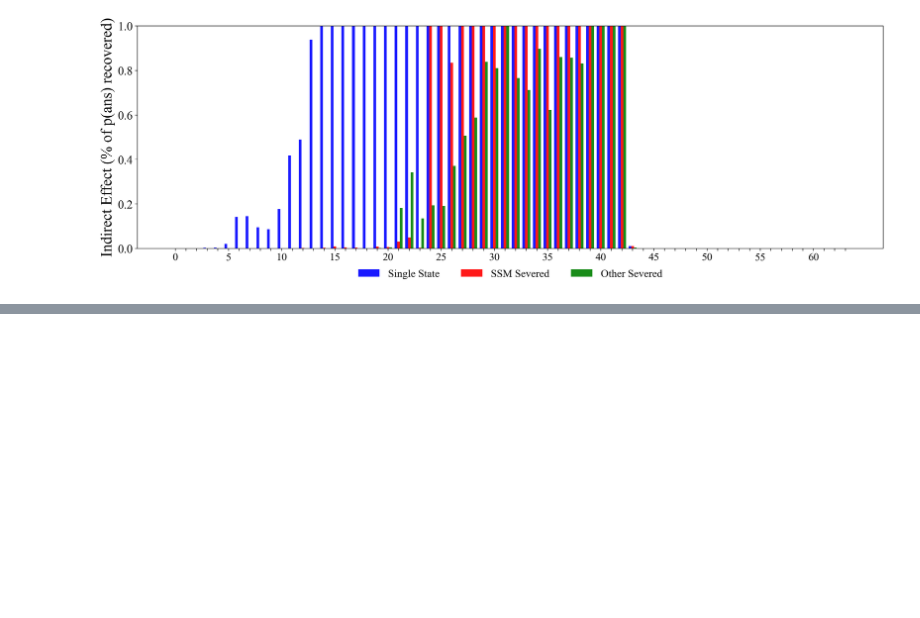
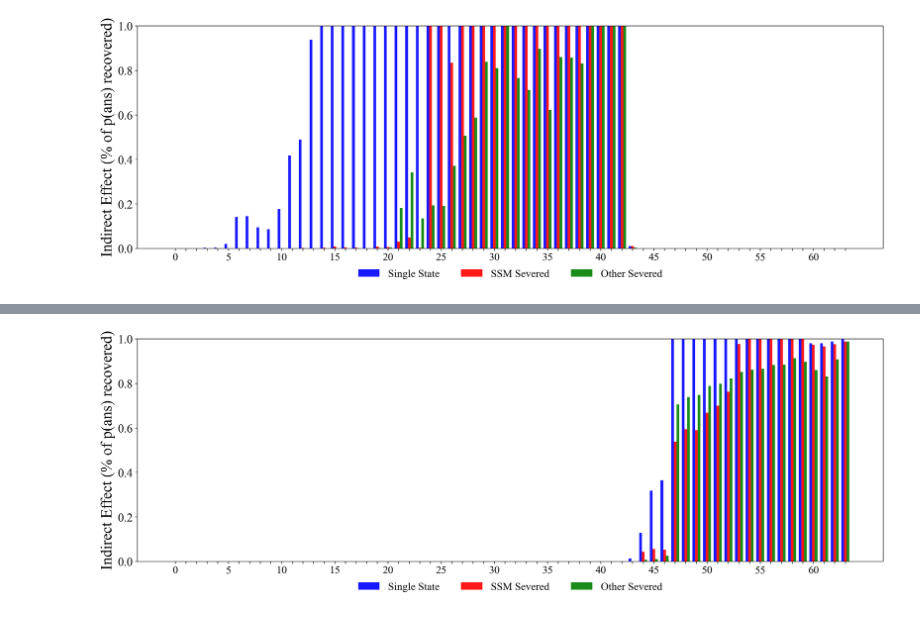
Before and after one commit to arnab-api/romba, a Jupyter notebook: notebooks/ablating_data_flows.ipynb, the cells around one changed output, grey strips where cells are left out. Saved outputs shown, nothing was run; the diff lists cells and outputs as text; code cells hidden in the pictures; blank space fills up the shorter version.

```diff
--- a/notebooks/ablating_data_flows.ipynb
+++ b/notebooks/ablating_data_flows.ipynb
@@ -682,0 +797,12 @@ plot_aie_subject_last(
+# %%
+avg_indirect_effects = torch.stack(all_indirect_effects).squeeze().mean(dim=0)
+avg_indirect_effects_ssm_severed = torch.stack(all_indirect_effects_ssm_severed).squeeze().mean(dim=0)
+avg_indirect_effects_mlp_severed = torch.stack(all_indirect_effects_mlp_severed).squeeze().mean(dim=0)
+
+plot_aie_subject_last(
+    avg_indirect_effects,
+    avg_indirect_effects_ssm_severed,
+    avg_indirect_effects_mlp_severed
+)
+# %% [output]
+[figure, added]
```
Also changed, not shown: parts of 14 cells of this notebook, 1 other file.
